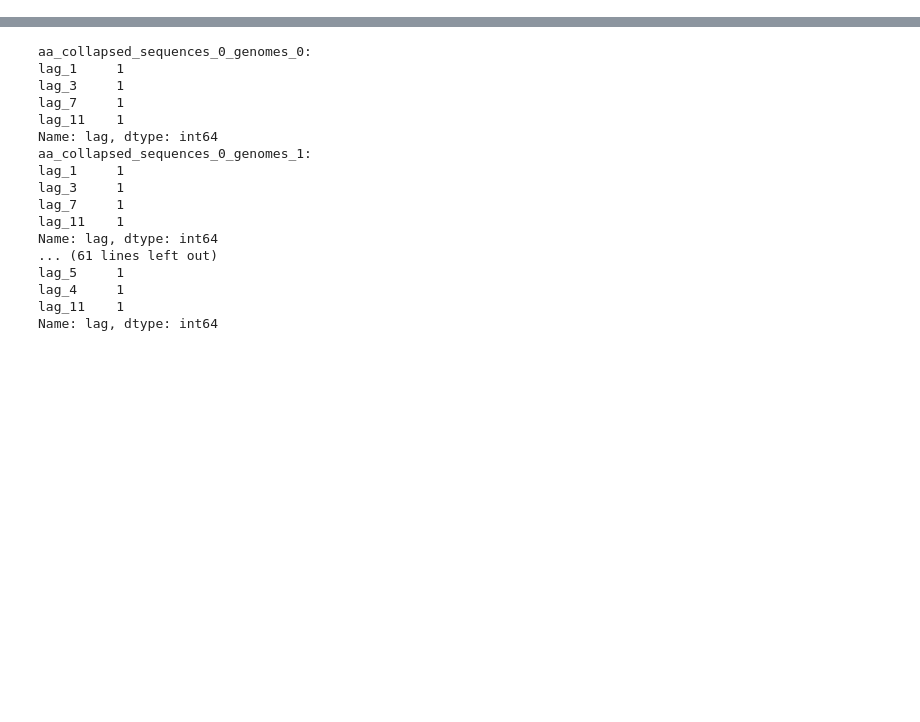
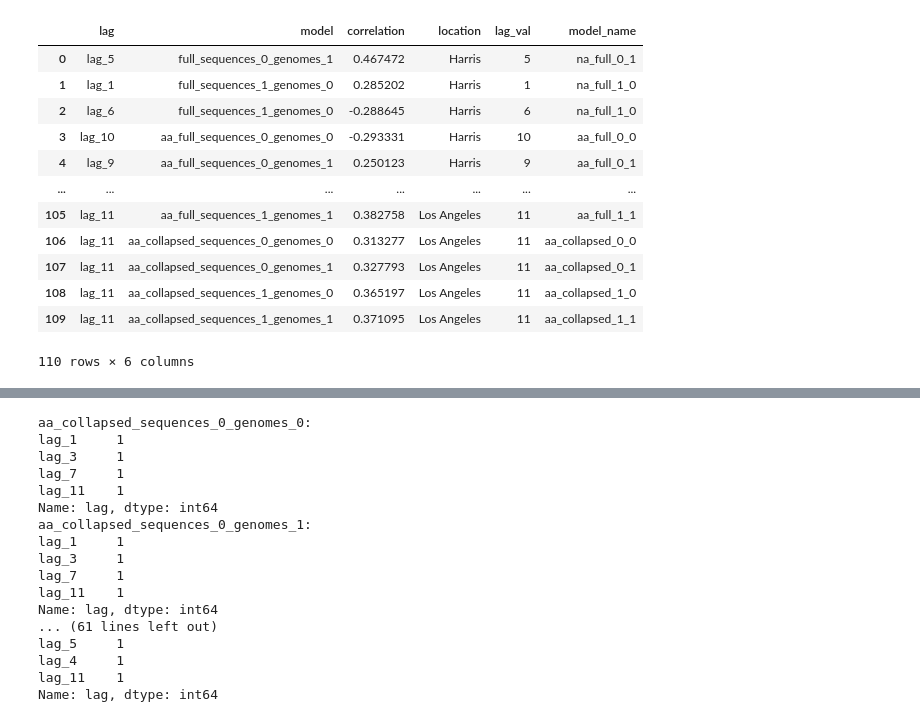
Before and after one commit to itsyosef/bionetworks, a Jupyter notebook: covid/notebooks/EntropyCorrs.ipynb, the cells around one changed output, grey strips where cells are left out. Saved outputs shown, nothing was run; the diff lists cells and outputs as text; code cells hidden in the pictures; blank space fills up the shorter version.

```diff
--- a/covid/notebooks/EntropyCorrs.ipynb
+++ b/covid/notebooks/EntropyCorrs.ipynb
@@ -130,0 +342,20 @@ modelq
+# %%
+model_summary = pd.concat(location_dfs).reset_index(drop=True)
+model_summary["lag_val"] = model_summary.lag.apply(lambda row: int(row.split("_")[1]))
+model_summary["model_name"] = model_summary.model.apply(model_name_map)
+# %%
+model_summary
+# %% [output]
+|  | lag | model | correlation | location | lag_val | model_name |
+| 0 | lag_5 | full_sequences_0_genomes_1 | 0.467472 | Harris | 5 | na_full_0_1 |
+| 1 | lag_1 | full_sequences_1_genomes_0 | 0.285202 | Harris | 1 | na_full_1_0 |
+| 2 | lag_6 | full_sequences_1_genomes_0 | -0.288645 | Harris | 6 | na_full_1_0 |
+| 3 | lag_10 | aa_full_sequences_0_genomes_0 | -0.293331 | Harris | 10 | aa_full_0_0 |
+| 4 | lag_9 | aa_full_sequences_0_genomes_1 | 0.250123 | Harris | 9 | aa_full_0_1 |
+| ... | ... | ... | ... | ... | ... | ... |
+| 105 | lag_11 | aa_full_sequences_1_genomes_1 | 0.382758 | Los Angeles | 11 | aa_full_1_1 |
+| 106 | lag_11 | aa_collapsed_sequences_0_genomes_0 | 0.313277 | Los Angeles | 11 | aa_collapsed_0_0 |
+| 107 | lag_11 | aa_collapsed_sequences_0_genomes_1 | 0.327793 | Los Angeles | 11 | aa_collapsed_0_1 |
+| 108 | lag_11 | aa_collapsed_sequences_1_genomes_0 | 0.365197 | Los Angeles | 11 | aa_collapsed_1_0 |
+| 109 | lag_11 | aa_collapsed_sequences_1_genomes_1 | 0.371095 | Los Angeles | 11 | aa_collapsed_1_1 |
+110 rows × 6 columns
```
Also changed, not shown: parts of 24 cells of this notebook, 11 other files.
